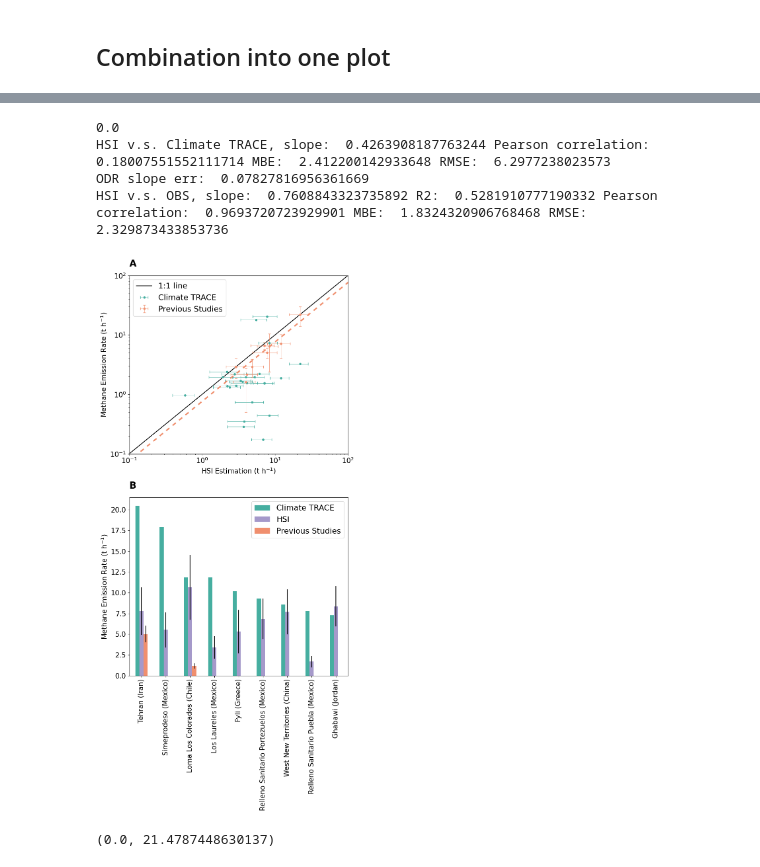
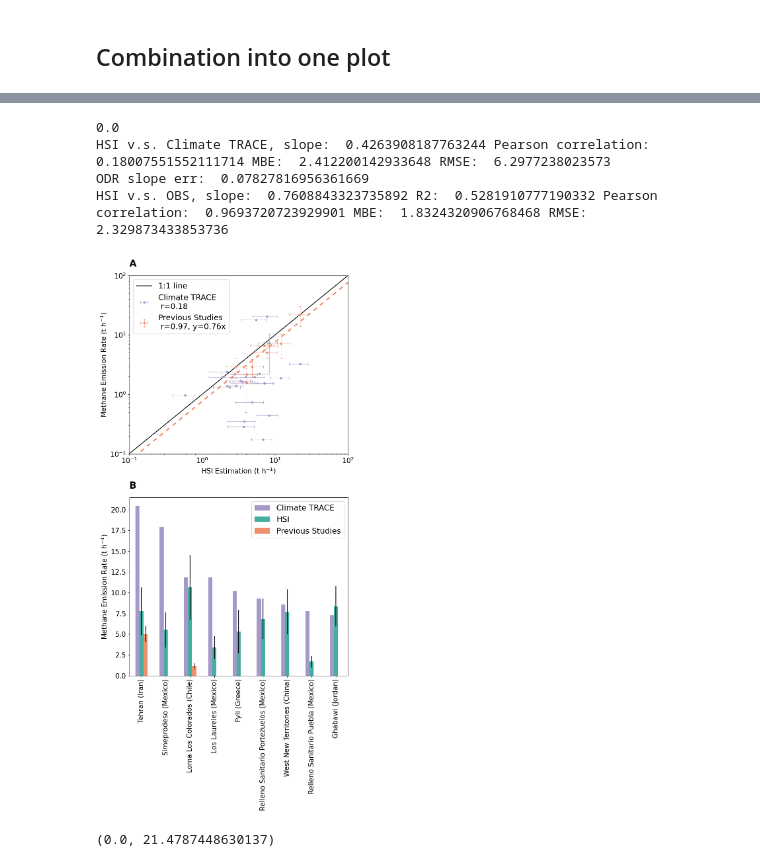
Before and after one commit to zxdawn/Hyper-Landfill, a Jupyter notebook: notebooks/emission_comp_th.ipynb, the cells around one changed output, grey strips where cells are left out. Saved outputs shown, nothing was run; the diff lists cells and outputs as text; code cells hidden in the pictures.

```diff
--- a/notebooks/emission_comp_th.ipynb
+++ b/notebooks/emission_comp_th.ipynb
@@ -927,21 +927,22 @@ x = df_merge_ct['HSI'].values # t/h
 xerr = df_merge_ct['HSI uncertainty (t h$^{-1}$)']
 y = df_merge_ct['Climate TRACE'].values  # t/h
 
-slope, r_squared = fit_line(x, y, type='OLS')
-# slope, r_squared = fit_line(x, y, sx=xerr, type='ODR')
+slope_CT, r_squared = fit_line(x, y, type='OLS')
+# slope_CT, r_squared = fit_line(x, y, sx=xerr, type='ODR')
 from sklearn.metrics import mean_squared_error
 from scipy.stats import pearsonr
 mbe = (x-y).mean()
 rmse = mean_squared_error(x, y, squared=False)
-corr, _ = pearsonr(x, y)
-print('HSI v.s. Climate TRACE, slope: ', slope, 'Pearson correlation: ', corr, 'MBE: ', mbe, 'RMSE: ', rmse)
+corr_CT, _ = pearsonr(x, y)
+print('HSI v.s. Climate TRACE, slope: ', slope_CT, 'Pearson correlation: ', corr_CT, 'MBE: ', mbe, 'RMSE: ', rmse)
 
-# l2 = ax.axline(xy1=(0, 0), slope=slope, label=f'y = {slope:.1f}x (R$^2$ = {r_squared:.2f})', c='C0', linestyle='--')
-# l2 = ax.axline(xy1=(0, 0), slope=slope, label='Climate TRACE', c='C0', linestyle='--')
-# ax.plot(np.arange(300), slope*np.arange(300), label='Climate TRACE', c='#46AEA0', linestyle='--', dashes=(3, 3), linewidth=3)
+# l2 = ax.axline(xy1=(0, 0), slope=slope_CT, label=f'y = {slope_CT:.1f}x (R$^2$ = {r_squared:.2f})', c='C0', linestyle='--')
+# l2 = ax.axline(xy1=(0, 0), slope=slope_CT, label='Climate TRACE', c='C0', linestyle='--')
+# ax.plot(np.arange(300), slope_CT*np.arange(300), label='Climate TRACE', c='#A599CA', linestyle='--', dashes=(3, 3), linewidth=3)
 
 # ax.scatter(x, y)
-ax.errorbar(x, y, xerr=xerr, c='#46AEA0', fmt='o', capsize=3, markersize=4, elinewidth=0.6, label='Climate TRACE')
+ax.errorbar(x, y, xerr=xerr, c='#A599CA', fmt='o', capsize=3,
+            markersize=4, elinewidth=0.6, label=f'Climate TRACE \n r={np.round(corr_CT, 2)}')
 
 # ---- HSI v.s. OBS ---
 x = df_merge_obs_nonan['emission'].values  # t/h
@@ -955,15 +956,18 @@ yerr = df_merge_obs_nonan['uncertainty_obs'].values  # t/h
 # rsquared = model.rsquared
 
 # slope, r_squared = fit_line(x, y, type='RMA')
-slope, r_squared = fit_line(x, y, sx=xerr, sy=yerr, type='ODR')
-corr, _ = pearsonr(x, y)
+slope_OBS, r_squared = fit_line(x, y, sx=xerr, sy=yerr, type='ODR')
+corr_OBS, _ = pearsonr(x, y)
 mbe = (x-y).mean()
 rmse = mean_squared_error(x, y, squared=False)
-print('HSI v.s. OBS, slope: ', slope, 'R2: ', r_squared, 'Pearson correlation: ', corr, 'MBE: ', mbe, 'RMSE: ', rmse)
-# l3 = ax.axline(xy1=(0, 0), slope=slope, label=f'y = {slope:.1f}x (R$^2$ = {r_squared:.2f})', c='darkorange', linestyle='--')
-# l3 = ax.axline(xy1=(0, 0), slope=slope, label='OBS', c='darkorange', linestyle='--')
-l3 = ax.plot(np.arange(300), slope*np.arange(300), c='#F08F6E', linestyle='--', dashes=(3, 3), linewidth=3)
-ax.errorbar(x, y, xerr=xerr, yerr=yerr, fmt='o', capsize=3, markersize=4, elinewidth=0.6, c='#F08F6E', label='Previous Studies')
+print('HSI v.s. OBS, slope: ', slope_OBS, 'R2: ', r_squared, 'Pearson correlation: ', corr_OBS, 'MBE: ', mbe, 'RMSE: ', rmse)
+# l3 = ax.axline(xy1=(0, 0), slope=slope_OBS, label=f'y = {slope_OBS:.1f}x (R$^2$ = {r_squared:.2f})', c='darkorange', linestyle='--')
+# l3 = ax.axline(xy1=(0, 0), slope=slope_OBS, label='OBS', c='darkorange', linestyle='--')
+l3 = ax.plot(np.arange(300), slope_OBS*np.arange(300), c='#F08F6E', linestyle='--', dashes=(3, 3), linewidth=3)
+ax.errorbar(x, y, xerr=xerr, yerr=yerr, fmt='o', capsize=3,
+            markersize=4, elinewidth=0.6, c='#F08F6E',
+            label=f'Previous Studies \n r={np.round(corr_OBS, 2)}, y={np.round(slope_OBS, 2)}x'
+            )
 
 # # plot scatter
 # def dfScatter(df, ax, xcol='emission', ycol='emission_obs', catcol='type'):
@@ -990,35 +994,35 @@ ax.set_ylim(0.1, 100)
 # ---- TOP 20 Climate Trace ----
 ax = axs[1]
 
 df_merge_all.rename(columns={'OBS': 'Previous Studies'}).plot(ax=ax,
                 x='xname', y=['Climate TRACE', 'HSI', 'Previous Studies'],
                 yerr=[[0]*len(df_merge_all),
                       df_merge_all['HSI uncertainty (t h$^{-1}$)'],
                         df_merge_all['OBS uncertainty'],
                         ],
                 kind="bar",
                 # color=['darkgrey', 'C0', 'darkorange'],
-                color=['#46AEA0', '#A599CA', '#F08F6E'],
+                color=['#A599CA', '#46AEA0', '#F08F6E'],
                 rot=90,
                 )
 ax.set_xlabel('')
 ax.set_ylabel('Methane Emission Rate (t h$^{-1}$)')
 ax.set_ylim(ymin=0)
 
 for n, ax in enumerate(axs):
     # plot wind quivers
     ax.text(0, 1.05, string.ascii_uppercase[n],
             transform=ax.transAxes,
             size=20, weight='bold')
 
 fig.tight_layout()
 fig.savefig('../figures/emission_comp.pdf')
 # %% [output]
 0.0
 HSI v.s. Climate TRACE, slope:  0.4263908187763244 Pearson correlation:  0.18007551552111714 MBE:  2.412200142933648 RMSE:  6.2977238023573
 ODR slope err:  0.07827816956361669
 HSI v.s. OBS, slope:  0.7608843323735892 R2:  0.5281910777190332 Pearson correlation:  0.9693720723929901 MBE:  1.8324320906768468 RMSE:  2.329873433853736
-[figure, old version]
+[figure, new version]
 # %%
 # for ppt
 fig, ax = plt.subplots(figsize=(8, 8))
```
